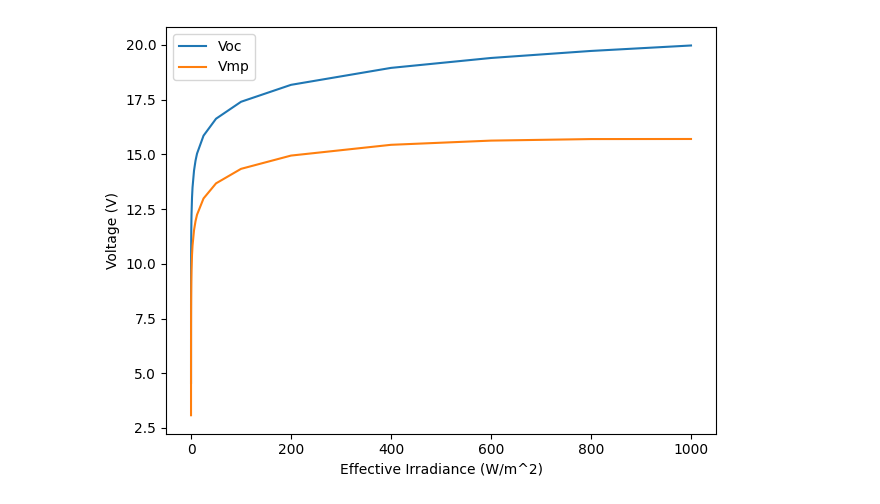
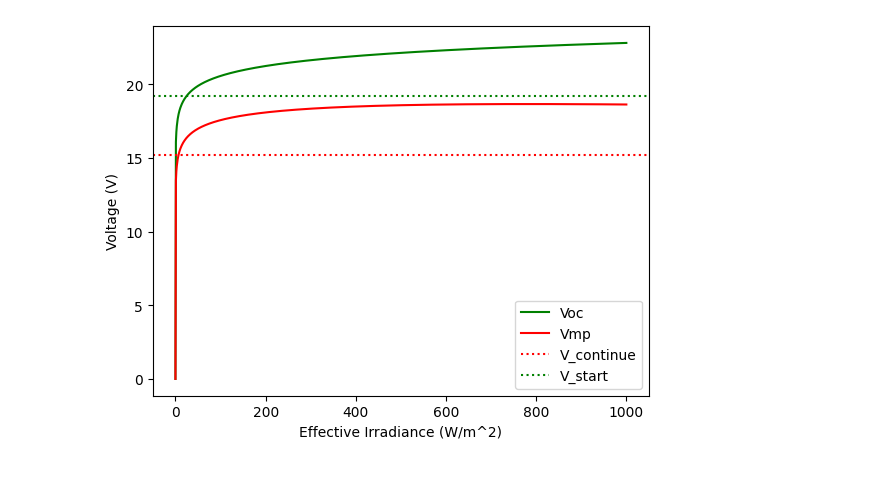
Before and after one commit to natecostello/pv-partial-shading, a Jupyter notebook: voc_vmp_vs_irradiance.ipynb, the cells around one changed output. Saved outputs shown, nothing was run; the diff lists cells and outputs as text; code cells hidden in the pictures; blank space fills up the shorter version.

```diff
--- a/voc_vmp_vs_irradiance.ipynb
+++ b/voc_vmp_vs_irradiance.ipynb
@@ -36,6 +36,8 @@ rich_solar_12V_params = {
     'beta_oc' : MODULE_24['beta_oc']/2,
     'gamma_r' : MODULE_24['gamma_r'],
     'T_NOCT' : MODULE_24['T_NOCT'],
+    'irrad_ref' : 1000,
+    'temp_ref' : 25
 }
 
 # Caculate the remaining parameters for the 12V module
@@ -58,3 +60,7 @@ rich_solar_12V_params['I_o_ref'] = I_o_ref
 rich_solar_12V_params['R_s'] = R_s
 rich_solar_12V_params['R_sh_ref'] = R_sh_ref
 rich_solar_12V_params['Adjust'] = Adjust
+
+# Addtional Parameters
+EgRef = 1.121
+dEgdT = -0.0002677
@@ -61,44 +69,11 @@ rich_solar_12V_params['Adjust'] = Adjust
 # %%
-Temp = 69
-EgRef = 1.121
-dEgdT = -0.0002677
+Temp = 25
 
-cases = [
-    (1000, Temp),
-    (800, Temp),
-    (600, Temp),
-    (400, Temp),
-    (200, Temp),
-    (100, Temp),
-    (50, Temp),
-    (25, Temp),
-    (12, Temp),
-    (9, Temp),
-    (6, Temp),
-    (3, Temp),
-    (2, Temp),
-    (1, Temp),
-    (0.75, Temp),
-    (0.5, Temp),
-    (0.25, Temp),
-    (0.125, Temp),
-    (0.1, Temp),
-    (0.075, Temp),
-    (0.05, Temp),
-    (0.025, Temp),
-    (0.0125, Temp),
-    (0.009, Temp),
-    (0.006, Temp),
-    (0.003, Temp),
-    (0.002, Temp),
-    (0.001, Temp)
-]
-
-conditions = pd.DataFrame(cases, columns=['Geff', 'Tcell'])
+Geff = np.linspace(0, 1000, 1000)
 
 IL, I0, Rs, Rsh, nNsVth = pvlib.pvsystem.calcparams_desoto(
-    conditions['Geff'],
-    conditions['Tcell'],
+    Geff,
+    Temp,
     alpha_sc=rich_solar_12V_params['alpha_sc'],
     a_ref=rich_solar_12V_params['a_ref'],
     I_L_ref=rich_solar_12V_params['I_L_ref'],
@@ -119,38 +94,17 @@ SDE_params = {
 }
 
 curve_info = pvlib.pvsystem.singlediode(method='lambertw', **SDE_params)
-print(curve_info)
 
 plt.figure()
-plt.plot(conditions['Geff'],curve_info['v_oc'], label='Voc')
-plt.plot(conditions['Geff'],curve_info['v_mp'], label='Vmp')
+plt.plot(Geff,curve_info['v_oc'], label='Voc', color='g')
+plt.plot(Geff,curve_info['v_mp'], label='Vmp', color='r')
 #label the axes
 plt.xlabel('Effective Irradiance (W/m^2)')
 plt.ylabel('Voltage (V)')
+
+# plot a horizontal line at 15.2v for V_continue
+plt.axhline(y=15.2, color='r', linestyle=':', label='V_continue')
+# plot a horizontal line at 19.2v for V_start
+plt.axhline(y=19.2, color='g', linestyle=':', label='V_start')
 plt.legend()
-
-v = pd.DataFrame(np.linspace(0., curve_info['v_oc'], 100))
-i = pd.DataFrame(pvlib.pvsystem.i_from_v(voltage=v, method='lambertw', **SDE_params))
-
-
-# plot the calculated curves:
-# plt.figure()
-# for idx, case in conditions.iterrows():
-#     label = (
-#         "$G_{eff}$ " + f"{case['Geff']} $W/m^2$\n"
-#         "$T_{cell}$ " + f"{case['Tcell']} $\\degree C$"
-#     )
-#     plt.plot(v[idx], i[idx], label=label)
-#     v_mp = curve_info['v_mp'][idx]
-#     i_mp = curve_info['i_mp'][idx]
-#     # mark the MPP
-#     plt.plot([v_mp], [i_mp], ls='', marker='o', c='k')
-#     plt.text(v_mp * 1.02, i_mp, f"$V_{{mp}}${v_mp:.2f} V", fontsize=8)
-#     plt.text(v_mp * 1.02, i_mp - 0.3, f"$P_{{mp}}${i_mp*v_mp*2:.2f} W", fontsize=8)
-
-# plt.legend(loc=(1.0, 0))
-# plt.xlabel('Module voltage [V]')
-# plt.ylabel('Module current [A]')
-# plt.title(rich_solar_12V_params['Name'] + " (2 in series)")
-plt.gcf().set_tight_layout(True)
 # %% [output]
@@ -174 +112 @@ plt.gcf().set_tight_layout(True)
-[figure, old version]
+[figure, new version]
```
Also changed, not shown: parts of 7 cells of this notebook, 19 other files.
